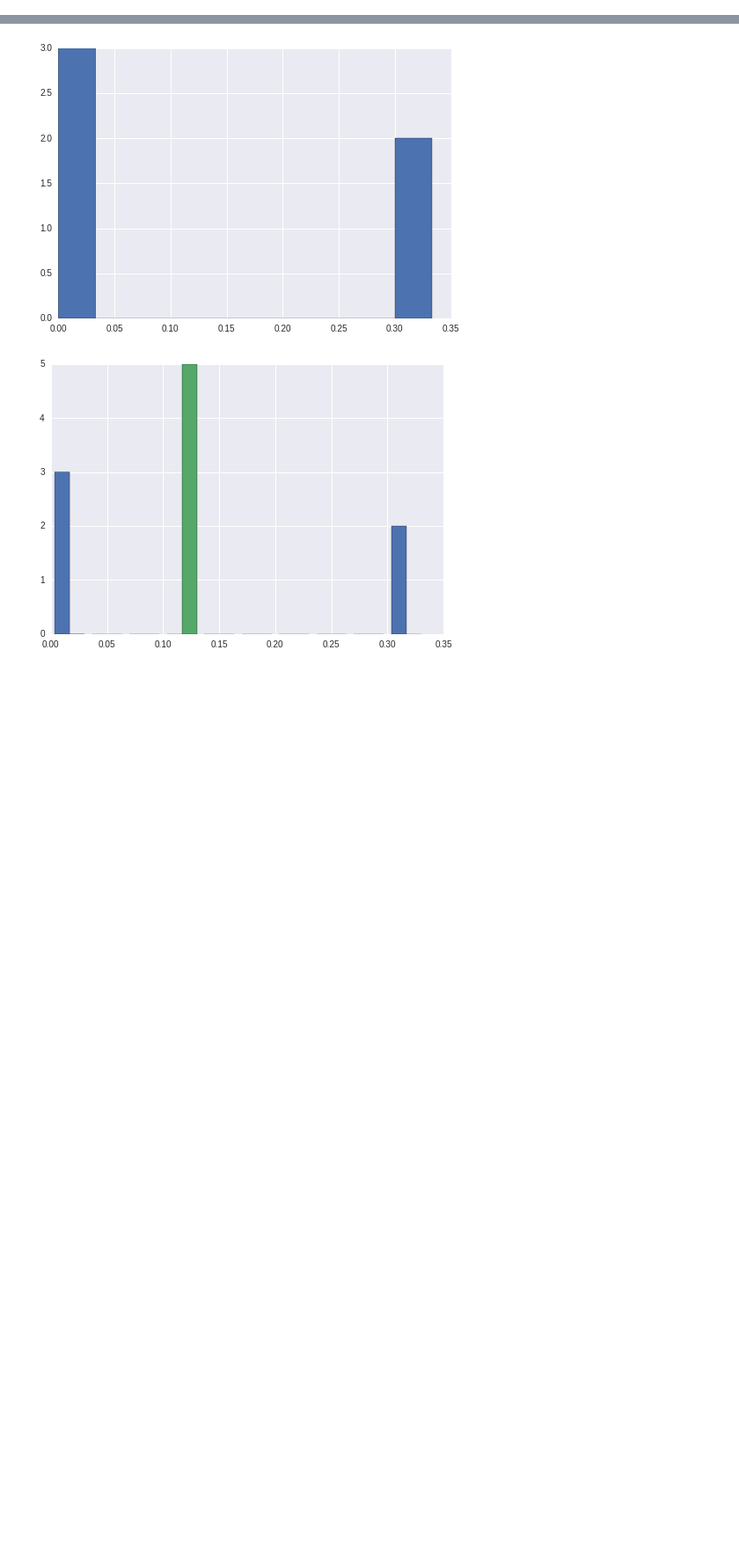
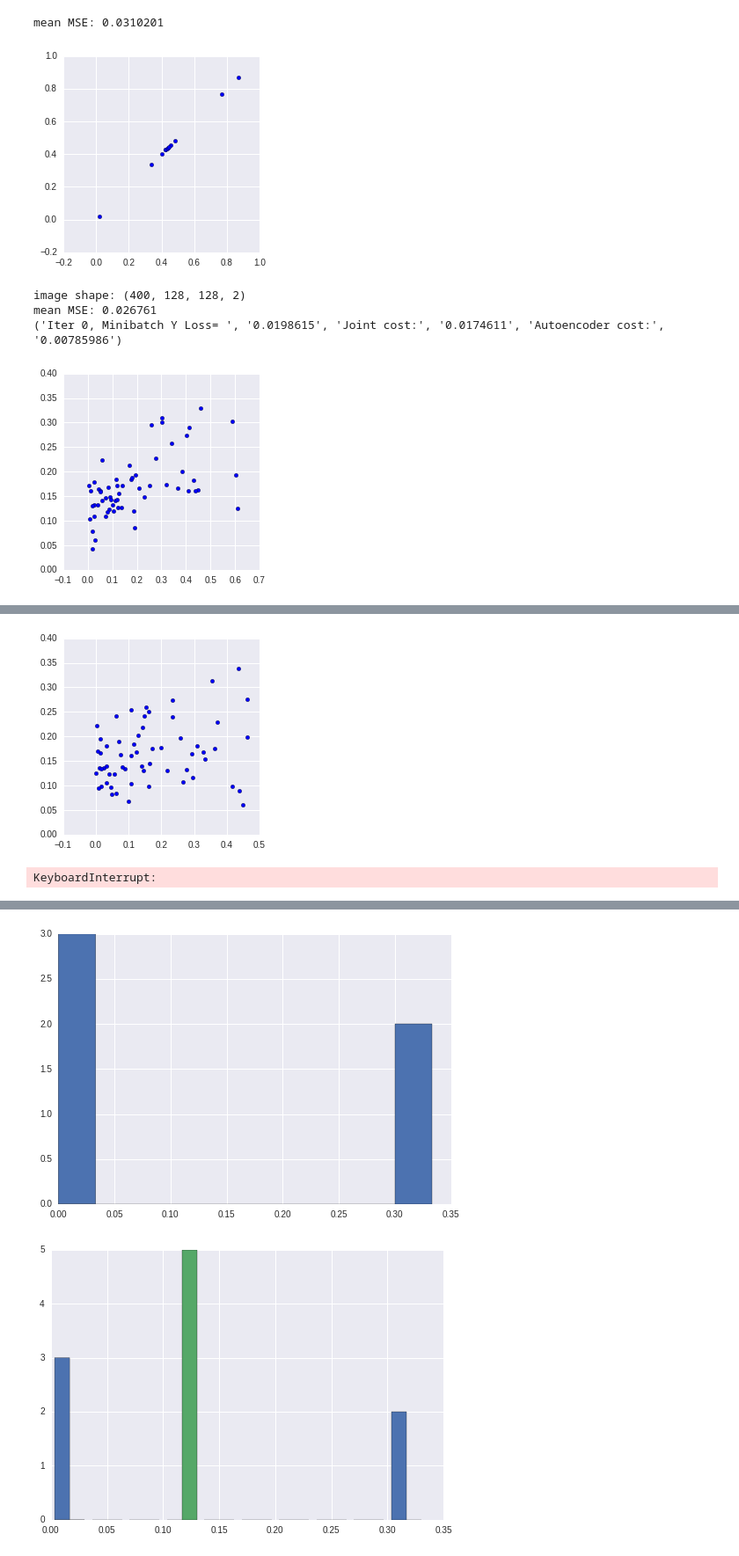
Before and after one commit to IJDykeman/storm_damage_prediction, a Jupyter notebook: joint_convolutional_training.ipynb, the cells around one changed output, grey strips where cells are left out. Shown: that part at 88% size. Drawn from its saved outputs; the diff is of its cells as text; code cells hidden in the pictures; blank space fills up the shorter version.

```diff
--- a/joint_convolutional_training.ipynb
+++ b/joint_convolutional_training.ipynb
@@ -525,0 +527,58 @@ plt.show()
+# %%
+image_data_data, extra_features_data, batch_y = get_batch(batch_size=400, random = False, start_index = 10000)
+y_list = batch_y.reshape([-1])
+
+print "mean MSE:", np.mean(np.square(np.array([np.mean(y_list)]*len(y_list)) - y_list))
+
+#print "batch_y:", batch_y
+plt.scatter(extra_features_data[0], extra_features_data[1])
+plt.show()
+
+def show_image(image_mat, index):
+    print np.min(image_mat[index,:,:,0]),np.max(image_mat[index,:,:,0])
+
+    plt.imshow(image_mat[index,:,:,0])
+    plt.show()
+
+
+# show_image(image_data_data, 0)
+# show_image(image_data_data, 1)
+# show_image(image_data_data, 2)
+# show_image(image_data_data, 3)
+
+
+
+step = 0
+print "image shape:", image_data_data.shape
+while step * batch_size < 10000000000:
+    image_data_data, extra_features_data, batch_y = get_batch(batch_size=60, random = True, start_index = 0)
+
+
+    sess.run(optimizer, feed_dict={image_data: image_data_data,
+                                   extra_features: extra_features_data,
+                                   y: batch_y})
+    if  step % 500 == 0:
+        y_list = batch_y.reshape([-1])
+
+        print "mean MSE:", np.mean(np.square(np.array([np.mean(y_list)]*len(y_list)) - y_list))
+
+        # Calculate batch loss and accuracy
+        y_guess, y_loss_fetched, autoencoder_loss_fetched, joint_loss = sess.run([y_pred, y_loss, autoencoder_loss, cost],
+                                              feed_dict={image_data: image_data_data,
+                                                          extra_features: extra_features_data,
+                                                          y: batch_y})
+        print ("Iter " + str(step*batch_size) + ", Minibatch Y Loss= ",
+            str(y_loss_fetched), "Joint cost:", str(joint_loss),
+               "Autoencoder cost:", str(autoencoder_loss_fetched))
+        plt.scatter(y_list, y_guess)
+        plt.show()
+
+    step += 1
+print "Optimization Finished!"
+# %% [output]
+mean MSE: 0.0310201
+[figure, added]
+image shape: (400, 128, 128, 2)
+mean MSE: 0.026761
+('Iter 0, Minibatch Y Loss= ', '0.0198615', 'Joint cost:', '0.0174611', 'Autoencoder cost:', '0.00785986')
+[figure, added]
@@ -525,0 +587,2 @@ plt.show()
+[figure, added]
+KeyboardInterrupt:
```
Also changed, not shown: parts of 27 cells of this notebook, 3 other files.
